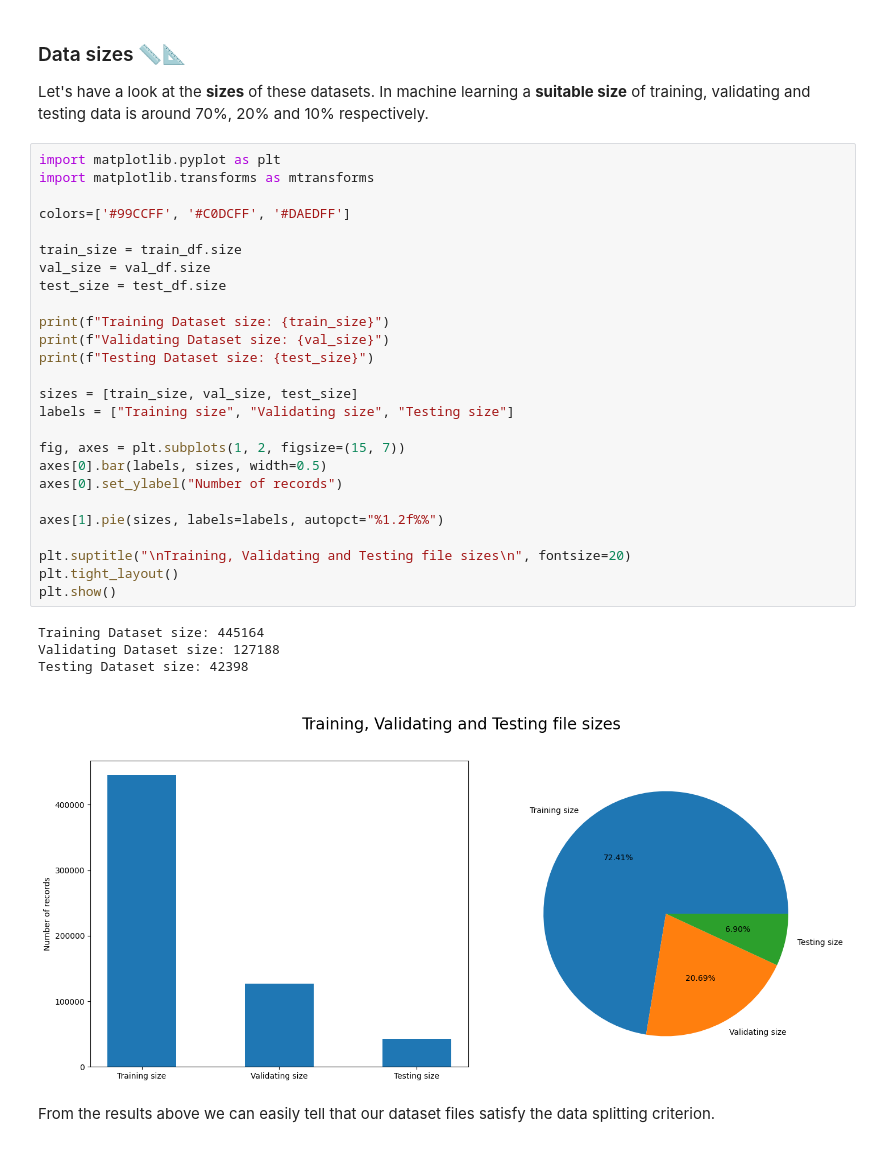
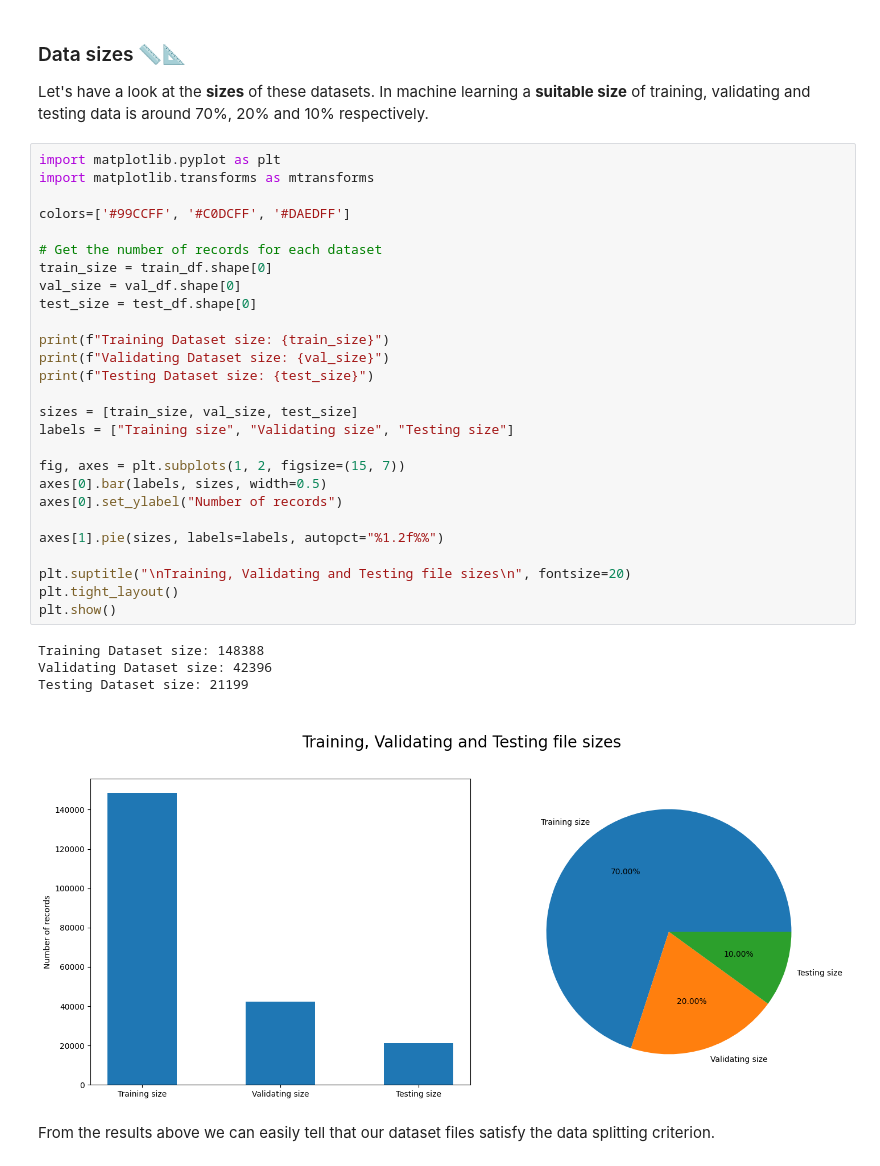
Before and after one commit to AntonisZks/Deep-Learning-for-Natural-Language-Processing, a Jupyter notebook: Notebooks/natural-language-processing.ipynb, the cells around one changed output. Saved outputs shown, nothing was run; the diff lists cells and outputs as text.

```diff
--- a/Notebooks/natural-language-processing.ipynb
+++ b/Notebooks/natural-language-processing.ipynb
@@ -54,34 +54,35 @@ Let's have a look at the **sizes** of these datasets. In machine learning a **su
 # %%
 import matplotlib.pyplot as plt
 import matplotlib.transforms as mtransforms
 
 colors=['#99CCFF', '#C0DCFF', '#DAEDFF']
 
-train_size = train_df.size
-val_size = val_df.size
-test_size = test_df.size
+# Get the number of records for each dataset
+train_size = train_df.shape[0]
+val_size = val_df.shape[0]
+test_size = test_df.shape[0]
 
 print(f"Training Dataset size: {train_size}")
 print(f"Validating Dataset size: {val_size}")
 print(f"Testing Dataset size: {test_size}")
 
 sizes = [train_size, val_size, test_size]
 labels = ["Training size", "Validating size", "Testing size"]
 
 fig, axes = plt.subplots(1, 2, figsize=(15, 7))
 axes[0].bar(labels, sizes, width=0.5)
 axes[0].set_ylabel("Number of records")
 
 axes[1].pie(sizes, labels=labels, autopct="%1.2f%%")
 
 plt.suptitle("\nTraining, Validating and Testing file sizes\n", fontsize=20)
 plt.tight_layout()
 plt.show()
 # %% [output]
-Training Dataset size: 445164
-Validating Dataset size: 127188
-Testing Dataset size: 42398
+Training Dataset size: 148388
+Validating Dataset size: 42396
+Testing Dataset size: 21199
-[figure, old version]
+[figure, new version]
 # %% [markdown]
 From the results above we can easily tell that our dataset files satisfy the data splitting criterion.
 # %% [markdown]
```
Also changed, not shown: parts of 17 cells of this notebook, 1 other file.
